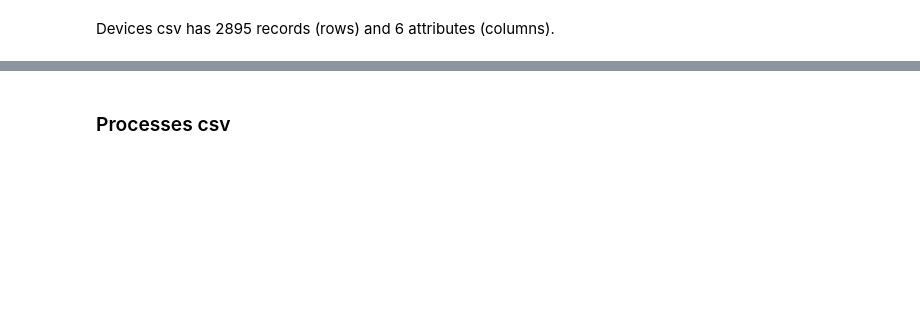
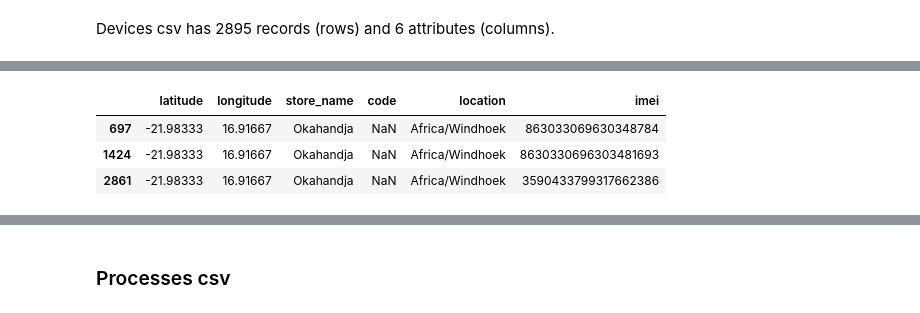
Before and after one commit to MartinH2k3/IAUProject, a Jupyter notebook: phase1-1.ipynb, the cells around one changed output, grey strips where cells are left out. Saved outputs shown, nothing was run; the diff lists cells and outputs as text; code cells hidden in the pictures; blank space fills up the shorter version.

```diff
--- a/phase1-1.ipynb
+++ b/phase1-1.ipynb
@@ -42,2 +95,9 @@ devices.info()
+# %%
+devices[devices.isnull().any(axis=1)]
+# %% [output]
+|  | latitude | longitude | store_name | code | location | imei |
+| 697 | -21.98333 | 16.91667 | Okahandja | NaN | Africa/Windhoek | 863033069630348784 |
+| 1424 | -21.98333 | 16.91667 | Okahandja | NaN | Africa/Windhoek | 8630330696303481693 |
+| 2861 | -21.98333 | 16.91667 | Okahandja | NaN | Africa/Windhoek | 3590433799317662386 |
 # %%
 devices.shape[0] - devices.dropna().shape[0]
```
Also changed, not shown: parts of 32 cells of this notebook, 1 other file.
